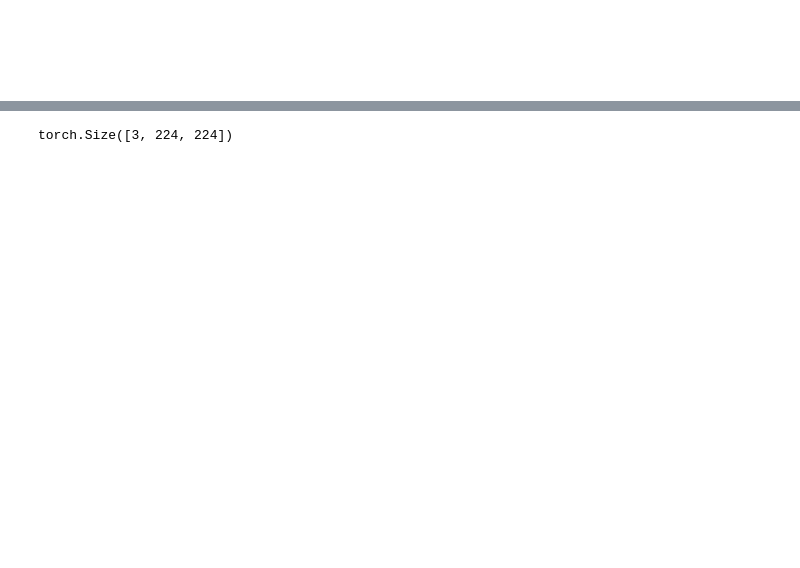
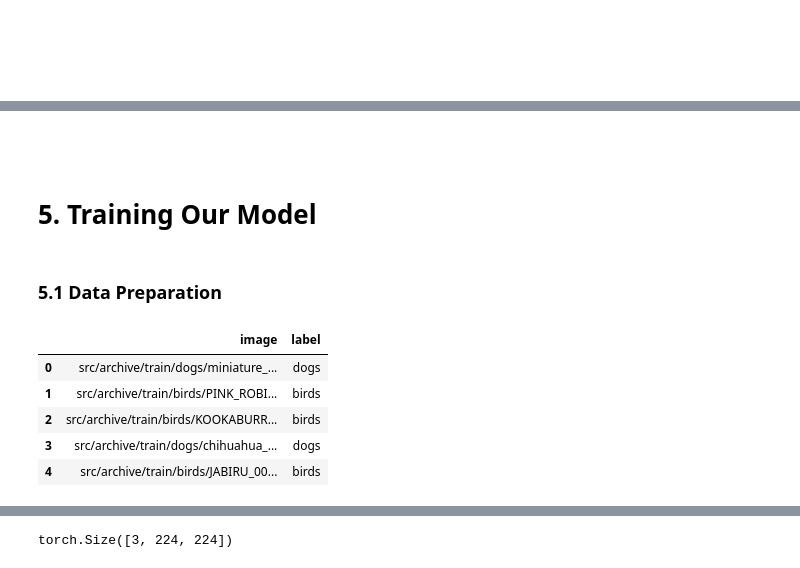
Before and after one commit to Adeniyilowee/Vision-Transformer-Workshop, a Jupyter notebook: 3. Vision Transformer.ipynb, the cells around one changed output, grey strips where cells are left out. Cells and saved outputs as stored; diff of their text form; code cells hidden in the pictures; blank space fills up the shorter version.

```diff
--- a/3. Vision Transformer.ipynb
+++ b/3. Vision Transformer.ipynb
@@ -187,0 +178,8 @@ val.head()
+# %%
+img = Image.open('predict_image.jpg')
+image = data_transform(img)
+
+label = ['Cat']
+print(f"Image shape: {image.shape}")
+plt.imshow(np.transpose(image, (1, 2, 0))) # image shape is [3, 224,224] (colour channels, height, width)
+plt.title(label[0])
@@ -187,0 +281,8 @@ val.head()
+# %%
+img = Image.open('predict_image.jpg')
+image = data_transform(img)
+
+label = ['Cat']
+print(f"Image shape: {image.shape}")
+plt.imshow(np.transpose(image, (1, 2, 0))) # image shape is [3, 224,224] (colour channels, height, width)
+plt.title(label[0])
@@ -193,0 +950,4 @@ val.head()
+# %% [markdown]
+#
+# %% [markdown]
+# 5. Training Our Model
@@ -193,0 +959,2 @@ val.head()
+# %% [markdown]
+### 5.1 Data Preparation
@@ -193,0 +985,22 @@ val.head()
+# %%
+# Setup directory paths to train and test images
+train_directory = "src/archive/train/"
+train = pd.DataFrame()
+train['image'], train['label'] = load_dataset(train_directory)
+
+# shuffle the dataset
+control = 'label'
+random_order = np.random.permutation(len(train))
+train['RandomOrder'] = random_order
+train = train.sort_values(by=['RandomOrder', control]).reset_index(drop=True)
+train = train.drop(columns=['RandomOrder'])
+class_names = ['Bird','Cat', 'Dog']
+
+train.head()
+# %% [output]
+|  | image | label |
+| 0 | src/archive/train/dogs/miniature_... | dogs |
+| 1 | src/archive/train/birds/PINK_ROBI... | birds |
+| 2 | src/archive/train/birds/KOOKABURR... | birds |
+| 3 | src/archive/train/dogs/chihuahua_... | dogs |
+| 4 | src/archive/train/birds/JABIRU_00... | birds |
```
Also changed, not shown: parts of 173 cells of this notebook, 5 other files.
